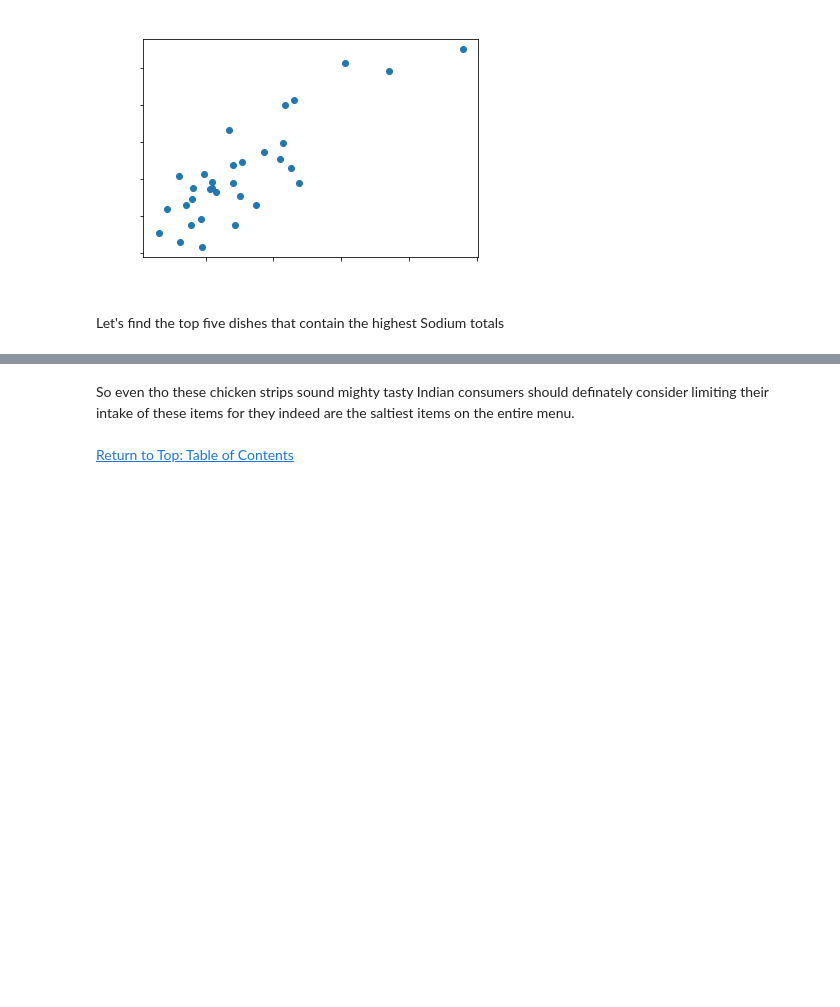
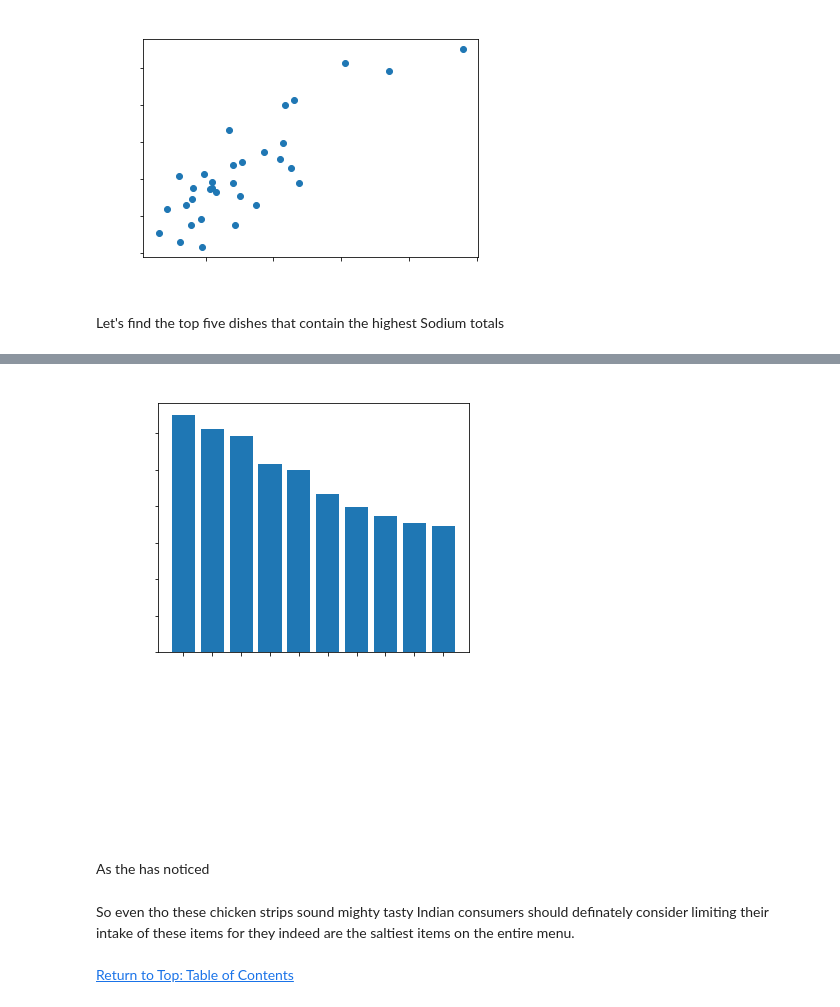
Before and after one commit to Frankenmiller/jupyter-final-data-project, a Jupyter notebook: final_python_project/notebook.ipynb, the cells around one changed output, grey strips where cells are left out. Drawn from its saved outputs; the diff is of its cells as text; code cells hidden in the pictures; blank space fills up the shorter version.

Commit message:
Update notebook.ipynb
Barplot for serving sizes added

```diff
--- a/final_python_project/notebook.ipynb
+++ b/final_python_project/notebook.ipynb
@@ -333,3 +337,27 @@ print(salty_print_df.head(5))
+# %%
+serve_size_df = dataframe.loc[dataframe['Menu Category'] == ('Regular Menu')]
+serve_size_df = serve_size_df.loc[serve_size_df['Menu Items'] != ('L1 Coffee with milk')]
+serve_size_df = serve_size_df.loc[serve_size_df['Menu Items'] != ('L1 Coffee')] # don't care about bev's
+serve_size_df = serve_size_df.iloc[:-24,] ## removes all but the top-ten
+## print(len(bkfast_serve_size_df))
+serve_size_df.sort_values(by='Per Serve Size', ascending=False, na_position='first', inplace=True)
+serve_size_df = serve_size_df.reset_index(drop=True, inplace=False)
+serve_size_df = serve_size_df[['Menu Items', 'Per Serve Size']]
+## plt.hist(serve_size_df['Per Serve Size'], bins=bins, facecolor='blue', edgecolor='gray', rwidth=1, align='mid')
+y = numpy.array(serve_size_df['Per Serve Size'])
+x = numpy.array(serve_size_df['Menu Items'])
+plt.bar(x,y)
+plt.tight_layout()
+plt.title("Serving Sizes ranked from Top", fontweight ="bold", color ="white")
+plt.xlabel("Rank", fontweight ="bold", color ="white")
+plt.ylabel("Serving Size in grams", fontweight ="bold", color ="white")
+plt.xticks(color ="white", rotation = 45)
+plt.yticks(fontsize= 10, color ="white")
+plt.show()
+# %% [output]
+[figure, added]
+# %% [markdown]
+As the has noticed
 # %% [markdown]
 So even tho these chicken strips sound mighty tasty Indian consumers should definately consider limiting their intake of these items for they indeed are the saltiest items on the entire menu.
 <br/><br/>
```
Also changed, not shown: parts of 15 cells of this notebook.
